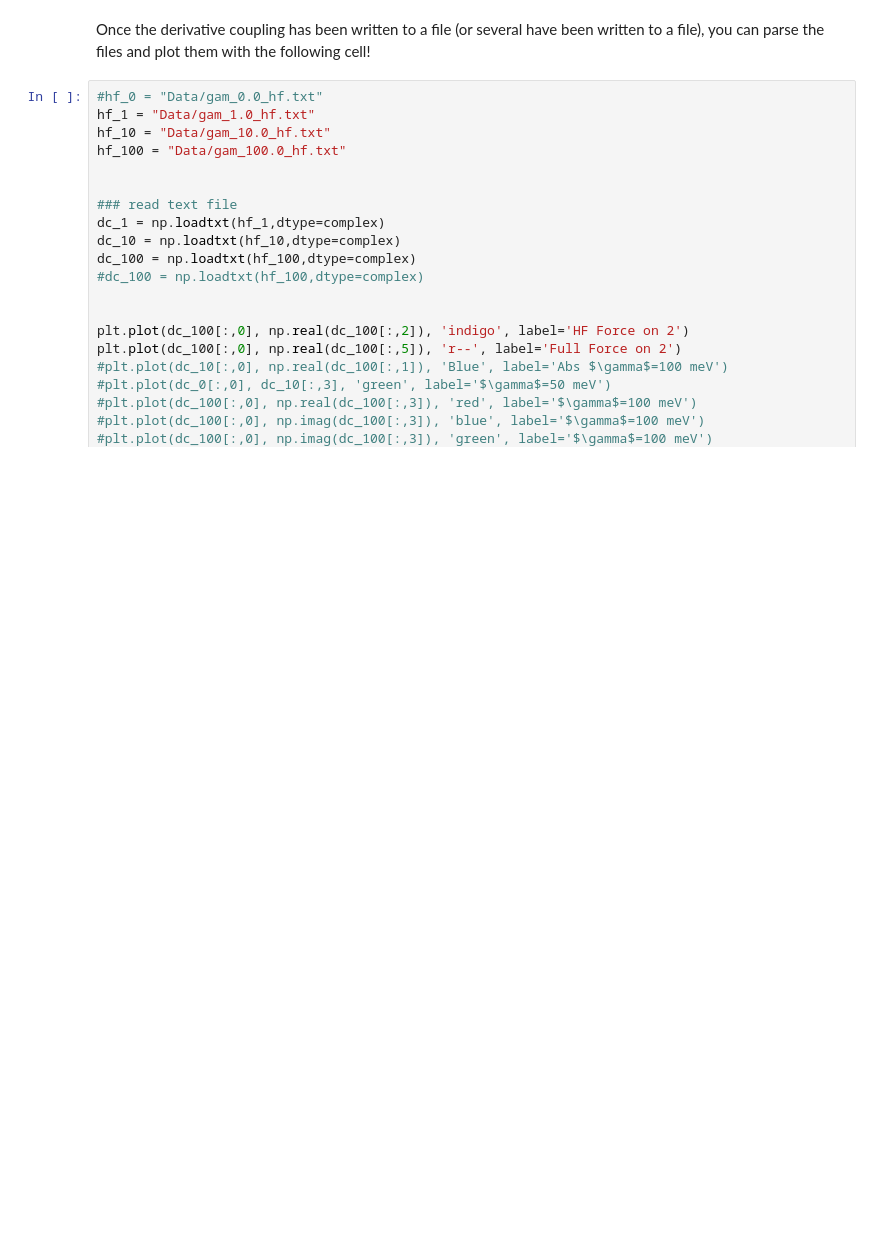
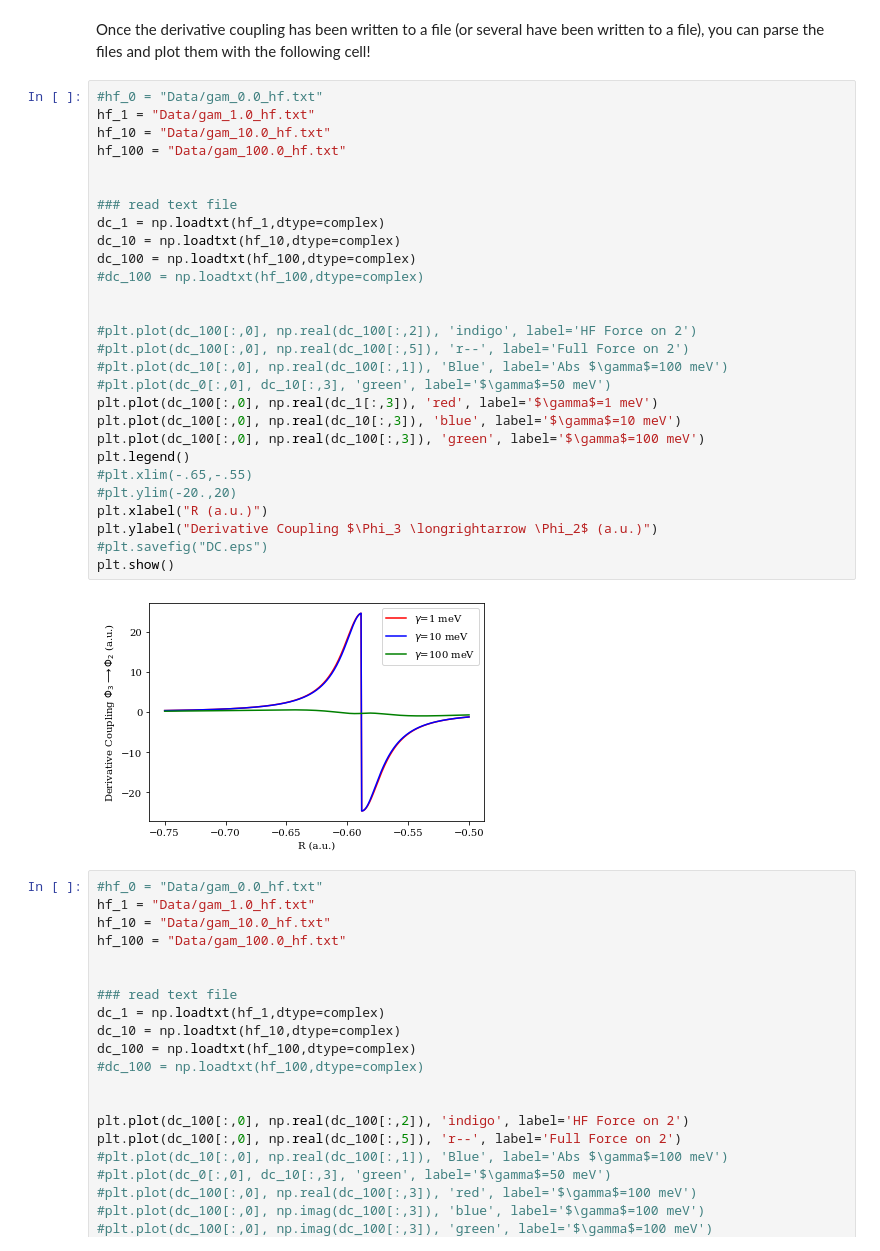
Before and after one commit to FoleyLab/PyCQED, a Jupyter notebook: Plot_Derivative_Coupling.ipynb, the cells around one changed output. Cells and saved outputs as stored; diff of their text form; blank space fills up the shorter version.

Commit message:
Fixed derivative coupling

```diff
--- a/Plot_Derivative_Coupling.ipynb
+++ b/Plot_Derivative_Coupling.ipynb
@@ -74,5 +78,35 @@ polt.Write_Forces(hf_fn)
 # %% [markdown]
 Once the derivative coupling has been written to a file (or several have been written to a file), you can parse the files and plot them with the following cell!
+# %%
+#hf_0 = "Data/gam_0.0_hf.txt"
+hf_1 = "Data/gam_1.0_hf.txt"
+hf_10 = "Data/gam_10.0_hf.txt"
+hf_100 = "Data/gam_100.0_hf.txt"
+
+
+### read text file
+dc_1 = np.loadtxt(hf_1,dtype=complex)
+dc_10 = np.loadtxt(hf_10,dtype=complex)
+dc_100 = np.loadtxt(hf_100,dtype=complex)
+#dc_100 = np.loadtxt(hf_100,dtype=complex)
+
+
+#plt.plot(dc_100[:,0], np.real(dc_100[:,2]), 'indigo', label='HF Force on 2')
+#plt.plot(dc_100[:,0], np.real(dc_100[:,5]), 'r--', label='Full Force on 2')
+#plt.plot(dc_10[:,0], np.real(dc_100[:,1]), 'Blue', label='Abs $\gamma$=100 meV')
+#plt.plot(dc_0[:,0], dc_10[:,3], 'green', label='$\gamma$=50 meV')
+plt.plot(dc_100[:,0], np.real(dc_1[:,3]), 'red', label='$\gamma$=1 meV')
+plt.plot(dc_100[:,0], np.real(dc_10[:,3]), 'blue', label='$\gamma$=10 meV')
+plt.plot(dc_100[:,0], np.real(dc_100[:,3]), 'green', label='$\gamma$=100 meV')
+plt.legend()
+#plt.xlim(-.65,-.55)
+#plt.ylim(-20.,20)
+plt.xlabel("R (a.u.)")
+plt.ylabel("Derivative Coupling $\Phi_3 \longrightarrow \Phi_2$ (a.u.)")
+#plt.savefig("DC.eps")
+plt.show()
+# %% [output]
+[figure, added]
 # %%
 #hf_0 = "Data/gam_0.0_hf.txt"
 hf_1 = "Data/gam_1.0_hf.txt"
```
Also changed, not shown: parts of 1 cell of this notebook, 2 other files.
